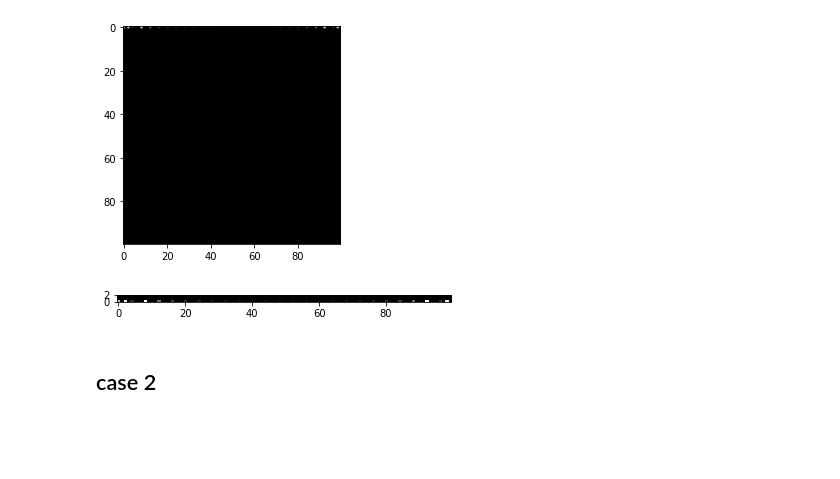
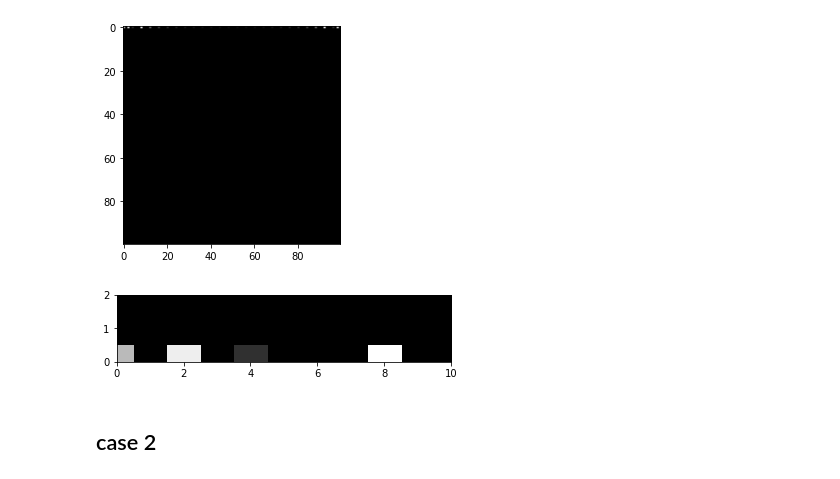
Before and after one commit to dudung/py-jupyter-nb, a Jupyter notebook: src/fft/image/sg_gen_fft.ipynb, the cells around one changed output. Saved outputs shown, nothing was run; the diff lists cells and outputs as text; code cells hidden in the pictures; blank space fills up the shorter version.

```diff
--- a/src/fft/image/sg_gen_fft.ipynb
+++ b/src/fft/image/sg_gen_fft.ipynb
@@ -66,11 +66,12 @@ width = 100
 height = 100
 [figure]
 # %%
+plt.xlim([0,10])
 plt.ylim([0,2])
 plt.imshow(im_in_fft, cmap='gray')
 plt.show()
 # %% [output]
-[figure, old version]
+[figure, new version]
 # %% [markdown]
 ## case 2
 # %%
```
Also changed, not shown: parts of 3 cells of this notebook, 2 other files.
